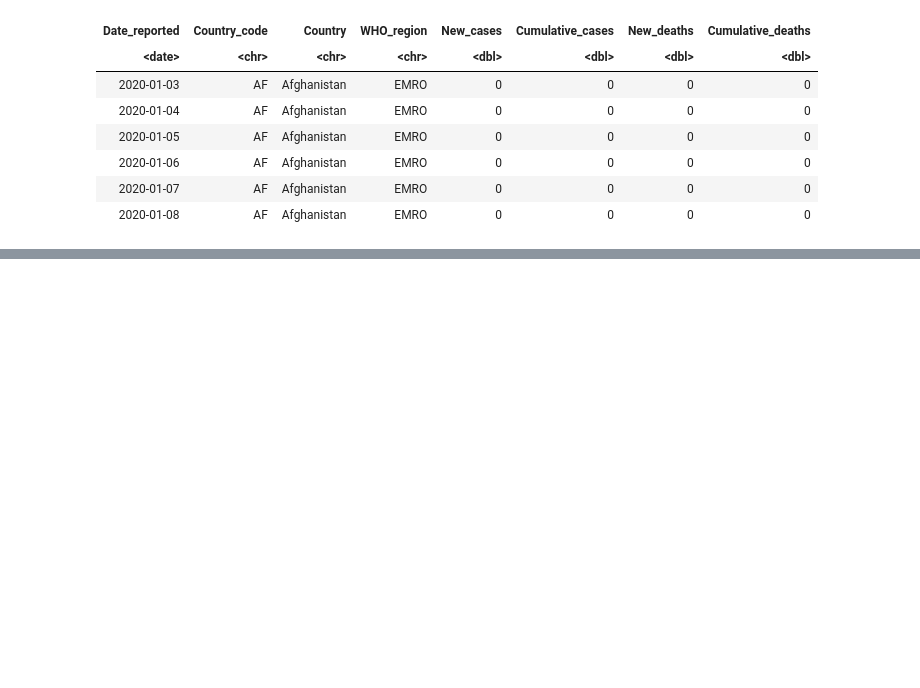
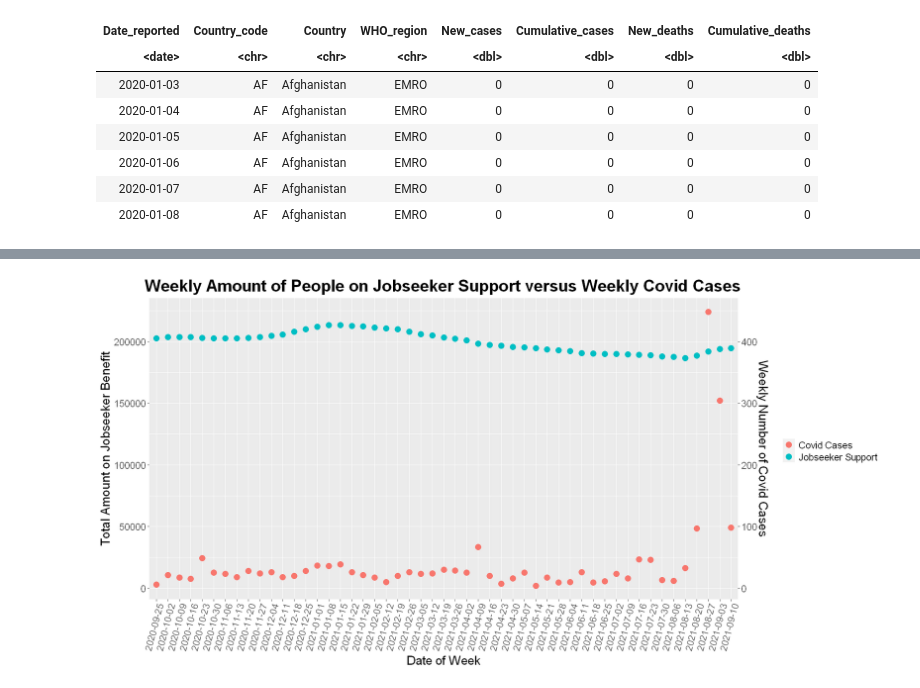
Before and after one commit to andyholmes1210/DATA201-Project, a Jupyter notebook: AndyCovidTest2.ipynb, the cells around one changed output, grey strips where cells are left out. Cells and saved outputs as stored; diff of their text form; code cells hidden in the pictures; blank space fills up the shorter version.

```diff
--- a/AndyCovidTest2.ipynb
+++ b/AndyCovidTest2.ipynb
@@ -85,0 +66,3 @@ A tibble: 572 × 6
+# %%
+monthly_jobseeking_data_df <- monthly_jobseeking_data
+monthly_jobseeking_data_df
@@ -349,0 +397,17 @@ combined %>% ggplot(aes(x=Date)) +
+# %%
+#fixing last week date as it doesn't add to a whole week
+
+nzcases_weekly_df[length(nzcases_weekly_df$Week),1] = as.Date('2021-09-10')
+
+# changing col name in jobseeker date so can be joined with cases data
+
+colnames(jobseeker_weekly_sum)[which(names(jobseeker_weekly_sum) == "Date")] <- "Week"
+# %%
+# fixing col type so can join correctly, then joining jobseeker data with nz cases data on shared col 'Week'
+
+nzcases_weekly_df <- nzcases_weekly_df %>% mutate(Week = as.character(Week))
+jobseeker_weeklycases_df <- nzcases_weekly_df %>% inner_join(jobseeker_weekly_sum, by='Week')
+
+#Final relation of joint data
+
+jobseeker_weeklycases_df %>% head()
@@ -349,0 +424,37 @@ combined %>% ggplot(aes(x=Date)) +
+# %%
+#plotting of weekly total jobseeker benefit data against weekly amount of covid cases
+
+options(repr.plot.width=16, repr.plot.height=8)
+
+jobseeker_weeklycases_plot <- jobseeker_weeklycases_df %>%
+    ggplot(aes(x=Week)) + #setting x axis variable
+
+    geom_point(aes(y=WeeklyCases*500, color='Covid Cases'), shape=19, size=4) + #points for covid cases/scaled to fit to right axis
+    geom_point(aes(y=Total_jobseeker, color='Jobseeker Support'), size=4, shape=19) + #points for jobseeker num
+
+
+    theme(axis.text.x = element_text(angle = 75, vjust = 1, hjust = 1)) + #Rotate Date label on x-axis
+
+    ggtitle("Weekly Amount of People on Jobseeker Support versus Weekly Covid Cases") +
+
+    theme(plot.title = element_text(hjust=0.6, size=24, face='bold'), #theme for labels/title/legend
+            legend.text = element_text(size=14),
+            axis.text.x = element_text(size=14),
+            axis.text.y = element_text(size=14),
+            axis.title.x = element_text(size=18),
+            axis.title.y = element_text(size=18)) +
+
+    scale_y_continuous(
+
+        #left axis title
+        name = "Total Amount on Jobseeker Benefit",
+
+        #right axis title and scaling
+        sec.axis = sec_axis(~./500, name="Weekly Number of Covid Cases")) +
+
+    theme(legend.title=element_blank()) + #removing legend title
+    xlab('Date of Week') #x axis title
+
+jobseeker_weeklycases_plot
+# %% [output]
+[figure, added]
```
Also changed, not shown: parts of 32 cells of this notebook.
